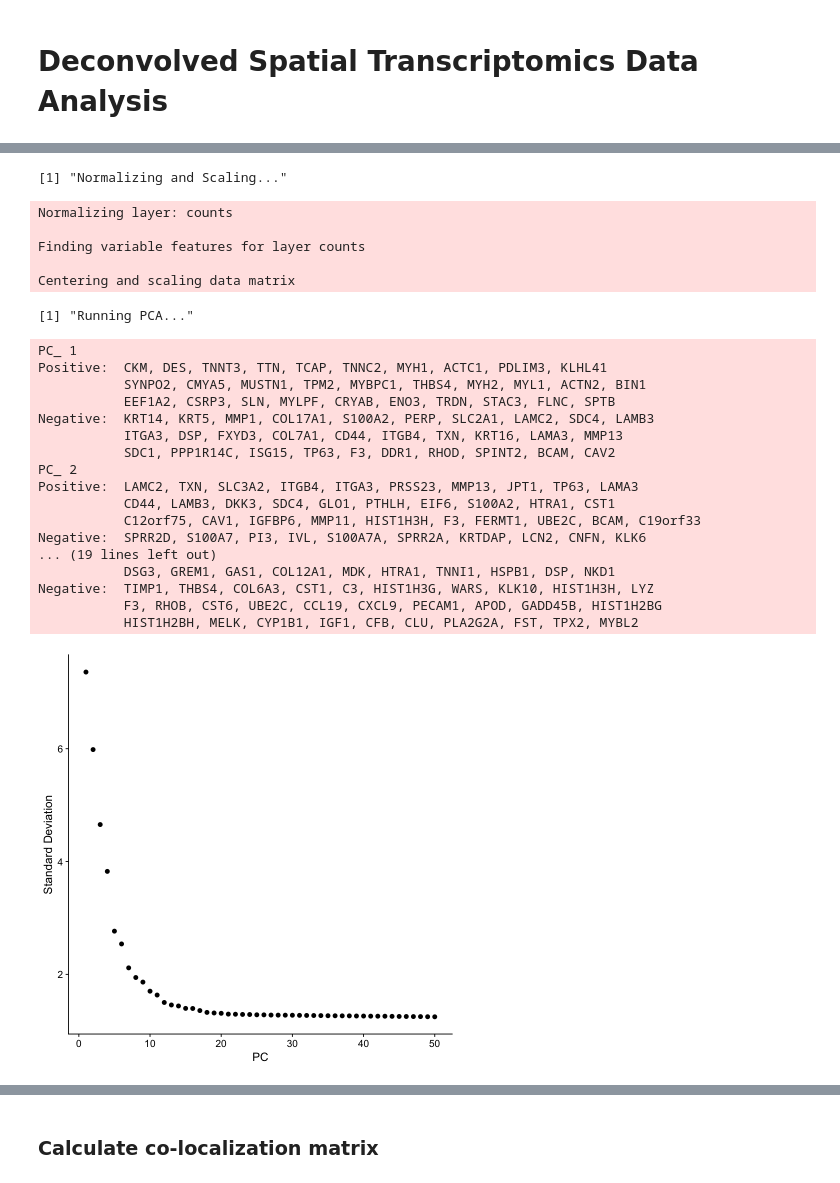
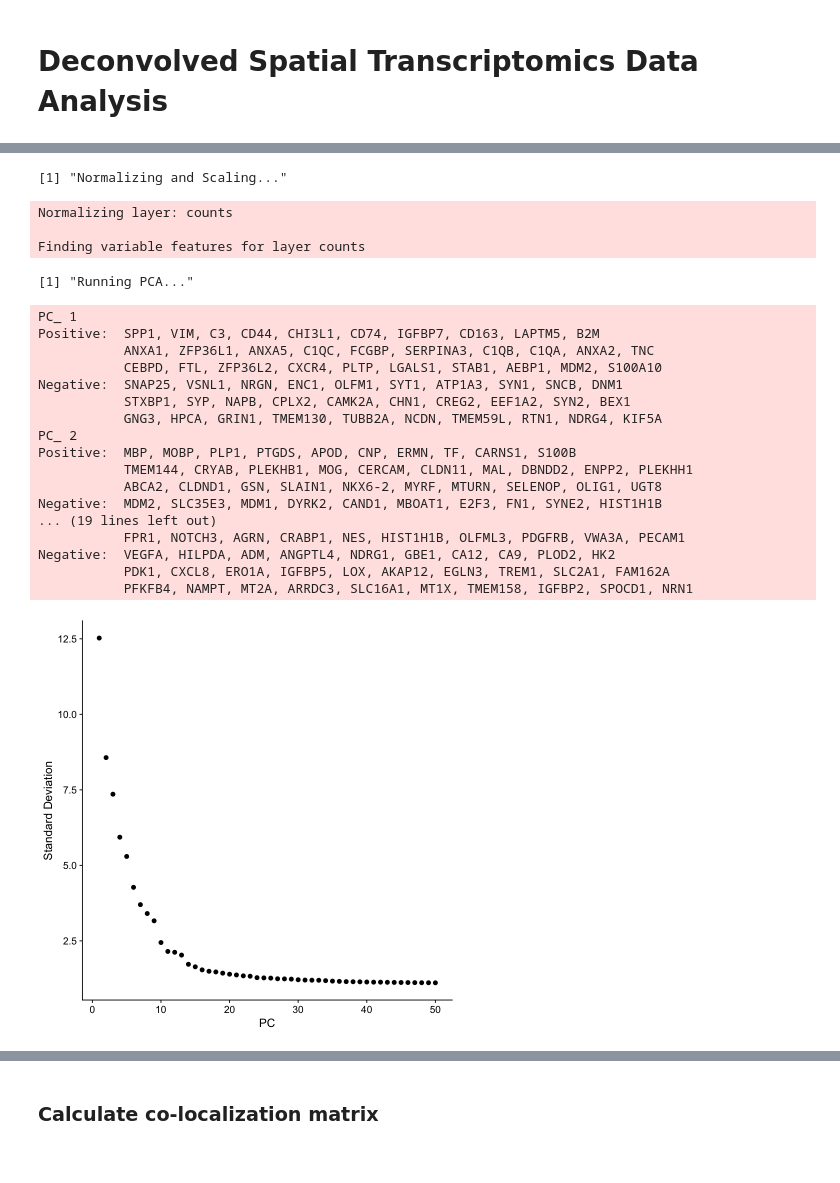
Before and after one commit to Perik-Zavodskii/CoexpressDeconvolve, a Jupyter notebook: Seurat Spatial.ipynb, the cells around one changed output, grey strips where cells are left out. Saved outputs shown, nothing was run; the diff lists cells and outputs as text; code cells hidden in the pictures.

```diff
--- a/Seurat Spatial.ipynb
+++ b/Seurat Spatial.ipynb
@@ -3,6 +5,7 @@
 # %%
 # Import
 library(Seurat)
+library(BPCells)
 library(grid)
 library(ggplot2)
 library(viridis)
@@ -13,16 +16,23 @@ set.seed(1)
 library(future)
 plan("multicore", workers = 10)
 options(future.globals.maxSize = 16000 * 1024^2)
+
 future.seed=TRUE
 
-data_dir <- "./slice_Tongue Cancer/deconvolved"
+data_dir <- "./slice_Glioblastoma/deconvolved"
 
 print("Loading 10X Spatial data...")
 seurat_obj <- Load10X_Spatial(
   data.dir = data_dir,
 )
 
-seurat_obj@project.name <- "Tongue Cancer"
+seurat_obj@project.name <- "Glioblastoma"
+
+bp_dir <- "codeconv_counts_bpcells"
+if (!dir.exists(bp_dir)) {
+  write_matrix_dir(mat = seurat_obj[["Spatial"]]$counts, dir = bp_dir)
+}
+seurat_obj[["Spatial"]]$counts <- open_matrix_dir(dir = bp_dir)
 
 seurat_obj
 # %% [output]
@@ -43,6 +78,0 @@ FeatureScatter(seurat_obj, feature1 = "nCount_Spatial", feature2 = "nFeature_Spa
-# %%
-seurat_obj <- subset(seurat_obj, subset = nFeature_Spatial > 0 & nCount_Spatial < 9000)
-
-FeatureScatter(seurat_obj, feature1 = "nCount_Spatial", feature2 = "nFeature_Spatial")
-
-seurat_obj
@@ -74,44 +79,41 @@ Active assay: Spatial (17896 features, 0 variable features)
 # %%
 # Normalization & Feature Selection
 print("Normalizing and Scaling...")
 
 seurat_obj <- NormalizeData(seurat_obj, normalization.method = "LogNormalize", scale.factor = 10000)
 seurat_obj <- FindVariableFeatures(seurat_obj, selection.method = "vst", nfeatures = 2000)
-all.genes <- rownames(seurat_obj)
-seurat_obj <- ScaleData(seurat_obj, features = all.genes)
+seurat_obj <- ScaleData(seurat_obj)
 
 # PCA
 print("Running PCA...")
 
 seurat_obj <- RunPCA(seurat_obj, features = VariableFeatures(object = seurat_obj))
 
 # Elbow Plot
 print(ElbowPlot(seurat_obj, ndims = 50))
 # %% [output]
 [1] "Normalizing and Scaling..."
 Normalizing layer: counts
 
 Finding variable features for layer counts
-
-Centering and scaling data matrix
 [1] "Running PCA..."
 PC_ 1
-Positive:  CKM, DES, TNNT3, TTN, TCAP, TNNC2, MYH1, ACTC1, PDLIM3, KLHL41
-           SYNPO2, CMYA5, MUSTN1, TPM2, MYBPC1, THBS4, MYH2, MYL1, ACTN2, BIN1
-           EEF1A2, CSRP3, SLN, MYLPF, CRYAB, ENO3, TRDN, STAC3, FLNC, SPTB
-Negative:  KRT14, KRT5, MMP1, COL17A1, S100A2, PERP, SLC2A1, LAMC2, SDC4, LAMB3
-           ITGA3, DSP, FXYD3, COL7A1, CD44, ITGB4, TXN, KRT16, LAMA3, MMP13
-           SDC1, PPP1R14C, ISG15, TP63, F3, DDR1, RHOD, SPINT2, BCAM, CAV2
+Positive:  SPP1, VIM, C3, CD44, CHI3L1, CD74, IGFBP7, CD163, LAPTM5, B2M
+           ANXA1, ZFP36L1, ANXA5, C1QC, FCGBP, SERPINA3, C1QB, C1QA, ANXA2, TNC
+           CEBPD, FTL, ZFP36L2, CXCR4, PLTP, LGALS1, STAB1, AEBP1, MDM2, S100A10
+Negative:  SNAP25, VSNL1, NRGN, ENC1, OLFM1, SYT1, ATP1A3, SYN1, SNCB, DNM1
+           STXBP1, SYP, NAPB, CPLX2, CAMK2A, CHN1, CREG2, EEF1A2, SYN2, BEX1
+           GNG3, HPCA, GRIN1, TMEM130, TUBB2A, NCDN, TMEM59L, RTN1, NDRG4, KIF5A
 PC_ 2
-Positive:  LAMC2, TXN, SLC3A2, ITGB4, ITGA3, PRSS23, MMP13, JPT1, TP63, LAMA3
-           CD44, LAMB3, DKK3, SDC4, GLO1, PTHLH, EIF6, S100A2, HTRA1, CST1
-           C12orf75, CAV1, IGFBP6, MMP11, HIST1H3H, F3, FERMT1, UBE2C, BCAM, C19orf33
-Negative:  SPRR2D, S100A7, PI3, IVL, S100A7A, SPRR2A, KRTDAP, LCN2, CNFN, KLK6
+Positive:  MBP, MOBP, PLP1, PTGDS, APOD, CNP, ERMN, TF, CARNS1, S100B
+           TMEM144, CRYAB, PLEKHB1, MOG, CERCAM, CLDN11, MAL, DBNDD2, ENPP2, PLEKHH1
+           ABCA2, CLDND1, GSN, SLAIN1, NKX6-2, MYRF, MTURN, SELENOP, OLIG1, UGT8
+Negative:  MDM2, SLC35E3, MDM1, DYRK2, CAND1, MBOAT1, E2F3, FN1, SYNE2, HIST1H1B
 ... (19 lines left out)
-           DSG3, GREM1, GAS1, COL12A1, MDK, HTRA1, TNNI1, HSPB1, DSP, NKD1
-Negative:  TIMP1, THBS4, COL6A3, CST1, C3, HIST1H3G, WARS, KLK10, HIST1H3H, LYZ
-           F3, RHOB, CST6, UBE2C, CCL19, CXCL9, PECAM1, APOD, GADD45B, HIST1H2BG
-           HIST1H2BH, MELK, CYP1B1, IGF1, CFB, CLU, PLA2G2A, FST, TPX2, MYBL2
+           FPR1, NOTCH3, AGRN, CRABP1, NES, HIST1H1B, OLFML3, PDGFRB, VWA3A, PECAM1
+Negative:  VEGFA, HILPDA, ADM, ANGPTL4, NDRG1, GBE1, CA12, CA9, PLOD2, HK2
+           PDK1, CXCL8, ERO1A, IGFBP5, LOX, AKAP12, EGLN3, TREM1, SLC2A1, FAM162A
+           PFKFB4, NAMPT, MT2A, ARRDC3, SLC16A1, MT1X, TMEM158, IGFBP2, SPOCD1, NRN1
-[figure, old version]
+[figure, new version]
 # %%
 # UMAP
```
Also changed, not shown: parts of 36 cells of this notebook, 1 other file.
